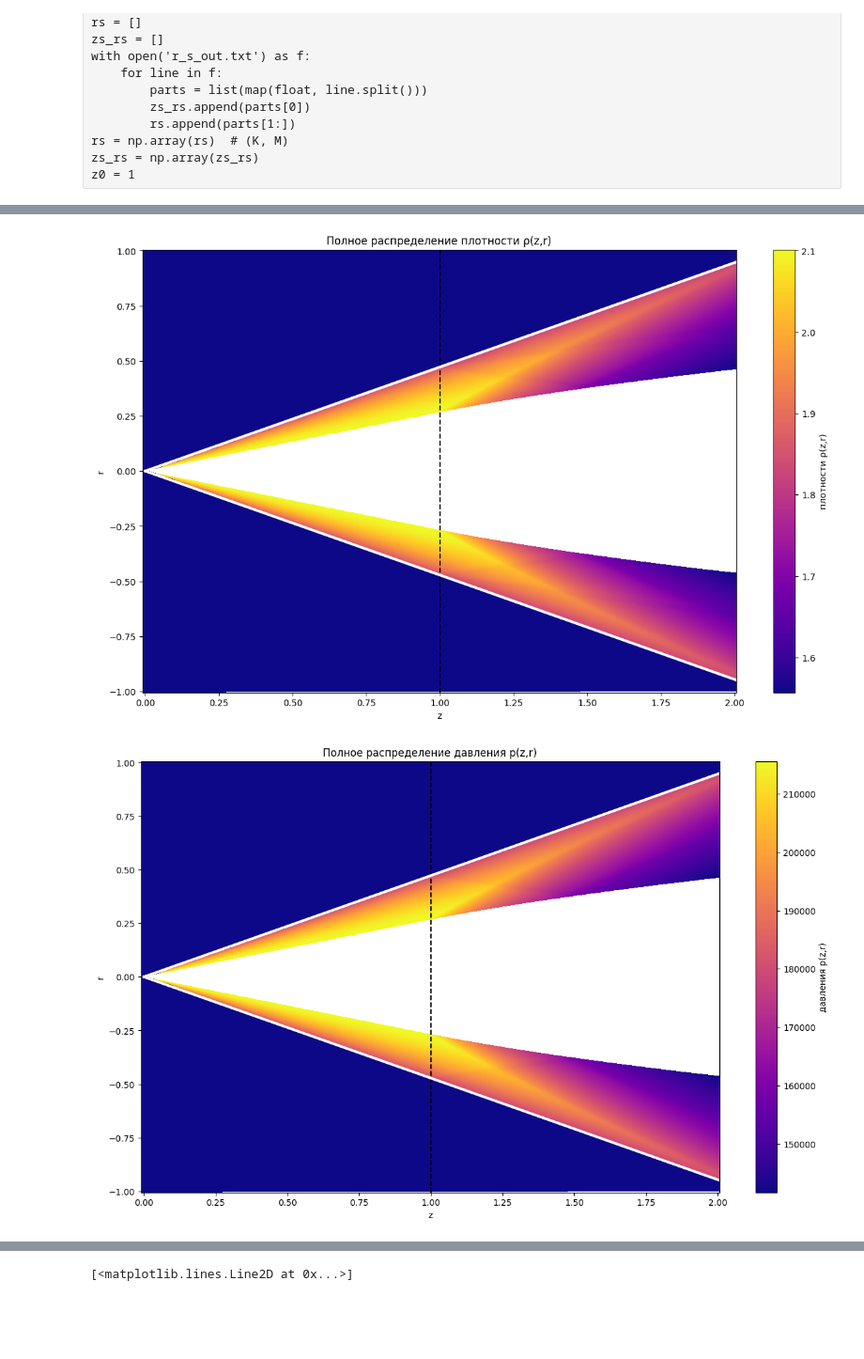
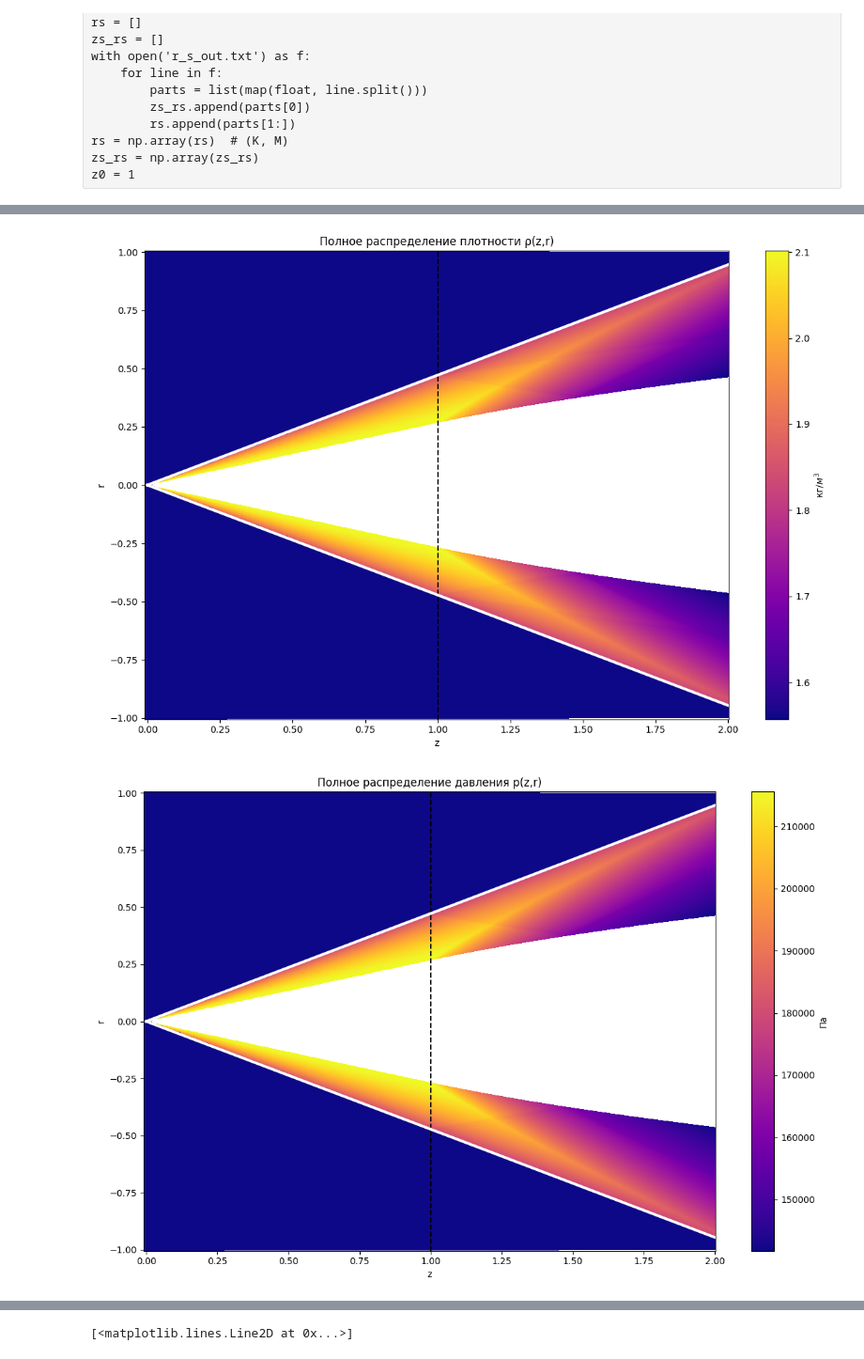
Before and after one commit to immortallz/Heat-source-in-supersonic-flow, a Jupyter notebook: vizualization.ipynb, the cells around one changed output, grey strips where cells are left out. Shown at 94% size. Cells and saved outputs as stored; diff of their text form; code cells hidden in the pictures; blank space fills up the shorter version.

```diff
--- a/vizualization.ipynb
+++ b/vizualization.ipynb
@@ -32,8 +32,9 @@ def load_field(filename):
 # %%
 # Body radius function
 def r_b(z):
+    # return np.tan(np.pi / 12.0) * (z / 20.0 + 0.95)
     return np.tan(np.pi/12) * np.sqrt(2*z - 1)
-    return np.tan(np.pi/12) * z
+    # return np.tan(np.pi/12) * z
 # %%
 def distribution_plot(f_name):
     f_dict = {
@@ -226,5 +228,5 @@ plt.show()
 # %%
-def distribution_plot(f_name, stride=1):
+def distribution_plot(ax, f_name):
     f_dict = {"p": p, "rho": rho, "u": u, "v": v, "w": w}
     f_cone_dict = {
         "p": p_cone,
@@ -245,7 +247,7 @@ def distribution_plot(f_name, stride=1):
     F = f_dict[f_name]  # (K,N,M)
     Fc = f_cone_dict[f_name]  # (L,) — по φ
 
-    fig, ax = plt.subplots(figsize=(15, 9))
+    # fig, ax = plt.subplots(figsize=(15, 9))
     # общие границы цвета
     vmin = min(np.nanmin(F[:, :, 0]), np.nanmin(F[:, :, -1]), np.min(Fc))
     vmax = max(np.nanmax(F[:, :, 0]), np.nanmax(F[:, :, -1]), np.max(Fc))
@@ -328,7 +330,7 @@ def distribution_plot(f_name, stride=1):
         vmax=vmax,
     )
 
-    # легенды и подписи
+    # подписи
     plot_label_dict = {
         "p": "давления p(z,r)",
         "rho": "плотности ρ(z,r)",
@@ -336,21 +338,47 @@ def distribution_plot(f_name, stride=1):
         "v": "скорости v(z,r)",
         "w": "скорости w(z,r)",
     }
-    cbar = fig.colorbar(pcm, ax=ax, label=plot_label_dict[f_name])
+    # легенды
+    plot_legend_dict = {
+        "p": "Па",
+        "rho": r"кг/$м^3$",
+        "u": "м/с",
+        "v": "м/с",
+        "w": "м/с",
+    }
+    cbar = fig.colorbar(pcm, ax=ax, label=plot_legend_dict[f_name])
     ax.set_xlabel("z")
     ax.set_ylabel("r")
     ax.set_title("Полное распределение " + plot_label_dict[f_name])
     ax.axvline(x=z0, linestyle="--", color="k")
-    plt.plot(
+    ax.plot(
         np.hstack((np.linspace(0, z0), zs)),
         np.hstack((np.tan(phi_cone[-1]) * np.linspace(0, z0), rs[:, 0])),
         linewidth=3,
         color="white",
     )
-    plt.plot(
+    ax.plot(
         np.hstack((np.linspace(0, z0), zs)),
         np.hstack((-np.tan(phi_cone[-1]) * np.linspace(0, z0), -rs[:, -1])),
         linewidth=3,
         color="white",
     )
-    plt.show()
+    return pcm
+# %%
+def distribution_plot_subplots(f_names, figsize=(12,10), output_name='1.png'):
+    """
+    f_names: список из имён полей, например ['rho','p']
+    """
+    fig, axs = plt.subplots(len(f_names), 1, figsize=figsize, sharex=False, sharey=False)
+    pcms = []
+    if len(f_names) == 1:
+        pcm = distribution_plot(axs, f_names[0])
+        pcms.append(pcm)
+    else:
+        for ax, name in zip(axs, f_names):
+            pcm = distribution_plot(ax, name)
+            pcms.append(pcm)
+
+    plt.tight_layout()
+    plt.savefig(output_name)
+    plt.show()
@@ -357,6 +393,6 @@ def distribution_plot(f_name, stride=1):
 # %%
 for func in ['rho', 'p', 'u', 'w']:
-    distribution_plot(func)
+    distribution_plot_subplots([func], figsize=(12,8))
 # %% [output]
-[figure, old version]
+[figure, new version]
-[figure, old version]
+[figure, new version]
```
Also changed, not shown: parts of 8 cells of this notebook, 25 other files.
